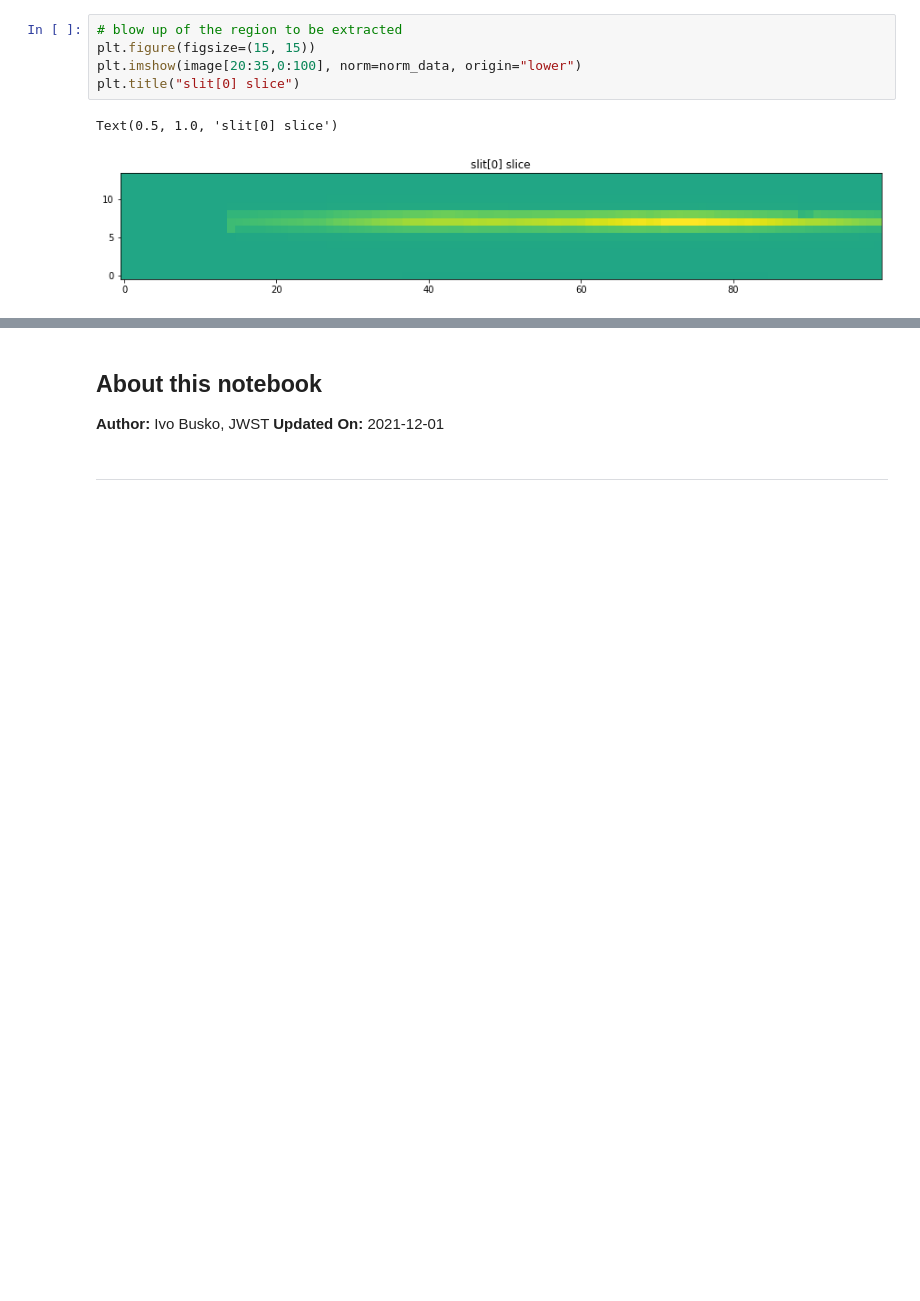
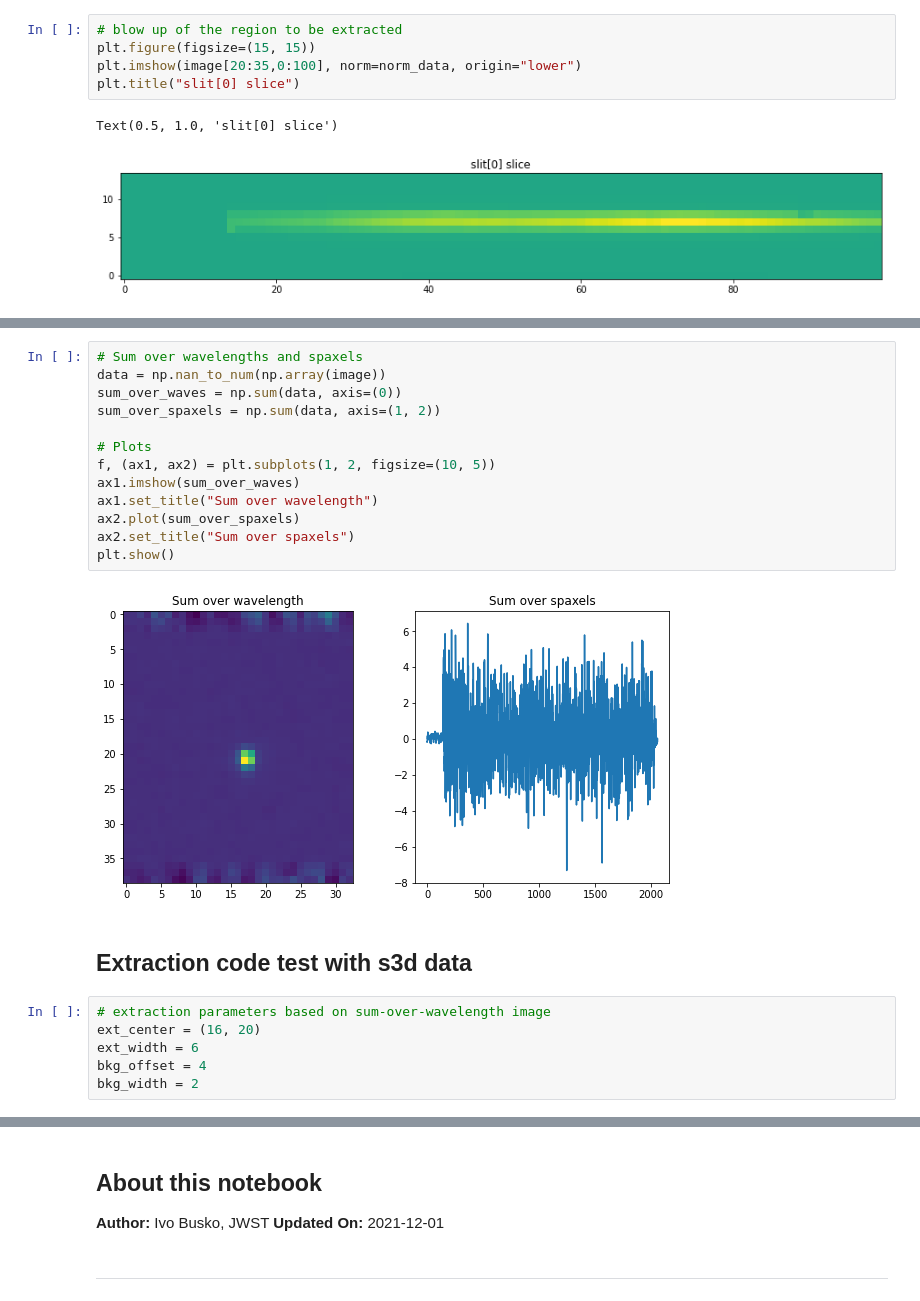
Before and after one commit to ibusko/notebooks, a Jupyter notebook: specreduce_extract_jwst.ipynb, the cells around one changed output, grey strips where cells are left out. Cells and saved outputs as stored; diff of their text form; blank space fills up the shorter version.

```diff
--- a/specreduce_extract_jwst.ipynb
+++ b/specreduce_extract_jwst.ipynb
@@ -126,0 +414,23 @@ UnitConversionError: 'pix' and 'Angstrom' (length) are not convertible
+# %%
+# Sum over wavelengths and spaxels
+data = np.nan_to_num(np.array(image))
+sum_over_waves = np.sum(data, axis=(0))
+sum_over_spaxels = np.sum(data, axis=(1, 2))
+
+# Plots
+f, (ax1, ax2) = plt.subplots(1, 2, figsize=(10, 5))
+ax1.imshow(sum_over_waves)
+ax1.set_title("Sum over wavelength")
+ax2.plot(sum_over_spaxels)
+ax2.set_title("Sum over spaxels")
+plt.show()
+# %% [output]
+[figure, added]
+# %% [markdown]
+## Extraction code test with s3d data
+# %%
+# extraction parameters based on sum-over-wavelength image
+ext_center = (16, 20)
+ext_width = 6
+bkg_offset = 4
+bkg_width = 2
```
Also changed, not shown: parts of 23 cells of this notebook, 5 other files.
